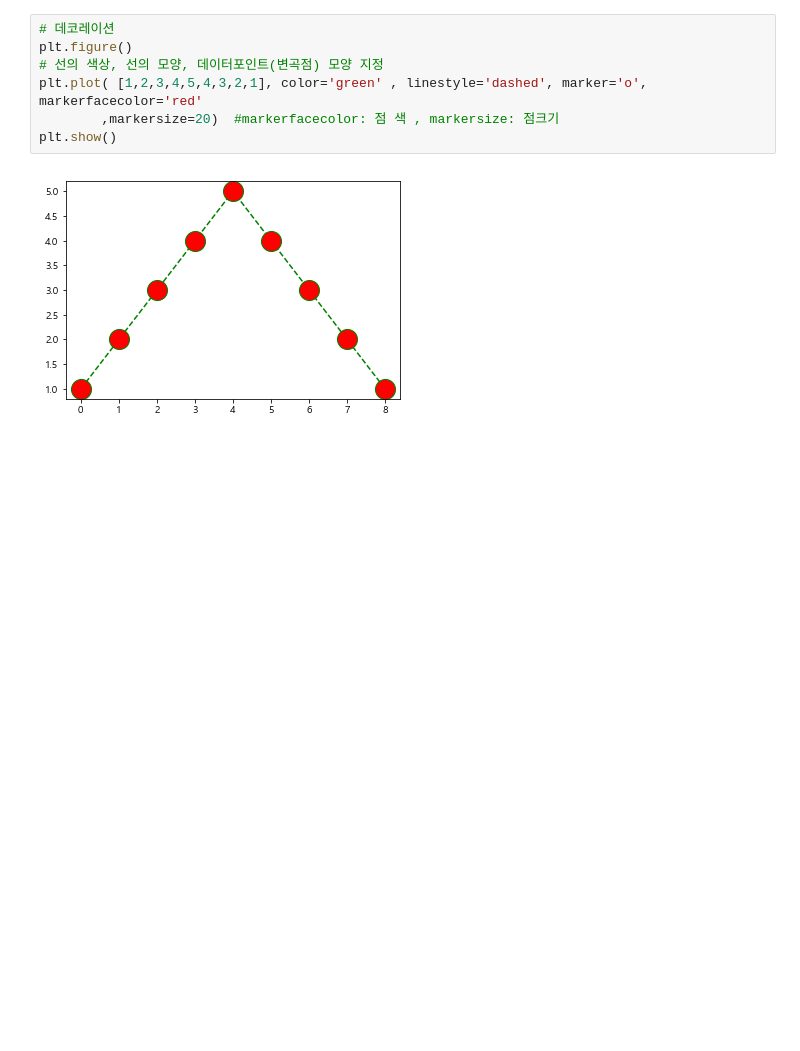
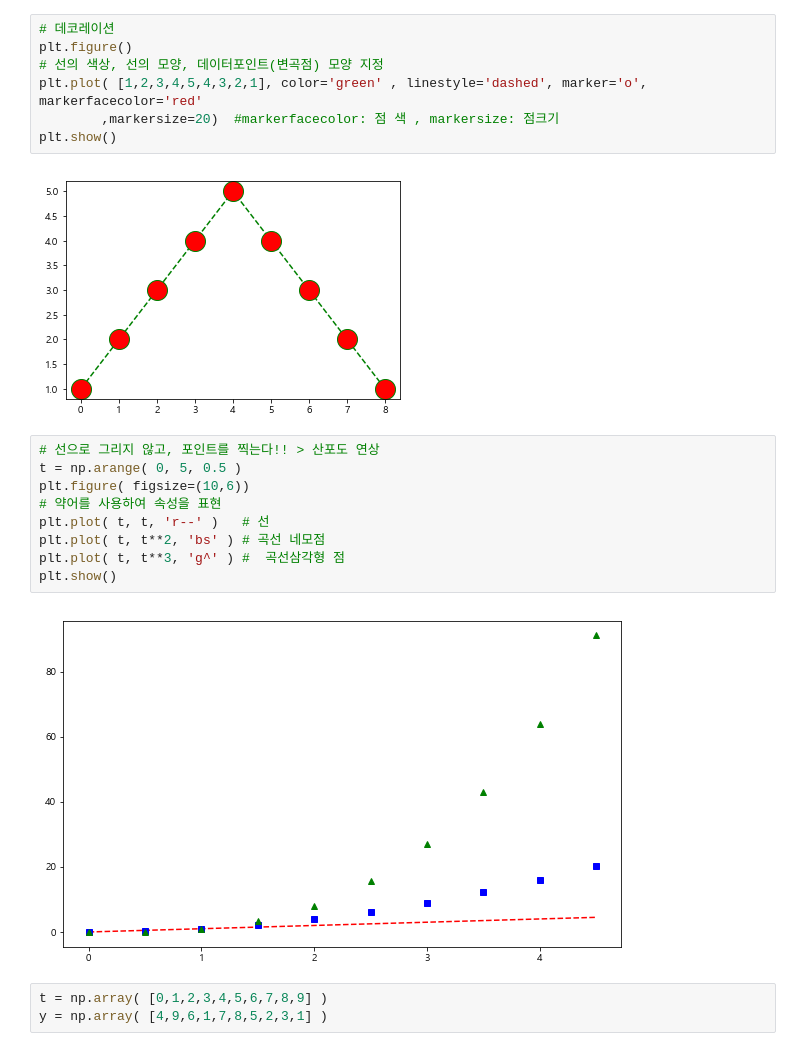
Before and after one commit to ParkKeunYoung/py_projects, a Jupyter notebook: analysis/pandas/basic/matplotlib_시각화기초.ipynb, the cells around one changed output. Saved outputs shown, nothing was run; the diff lists cells and outputs as text; blank space fills up the shorter version.

```diff
--- a/analysis/pandas/basic/matplotlib_시각화기초.ipynb
+++ b/analysis/pandas/basic/matplotlib_시각화기초.ipynb
@@ -120,3 +121,17 @@ plt.plot( [1,2,3,4,5,4,3,2,1], color='green' , linestyle='dashed', marker='o', m
 plt.show()
 # %% [output]
 [figure]
+# %%
+# 선으로 그리지 않고, 포인트를 찍는다!! > 산포도 연상
+t = np.arange( 0, 5, 0.5 )
+plt.figure( figsize=(10,6))
+# 약어를 사용하여 속성을 표현
+plt.plot( t, t, 'r--' )   # 선
+plt.plot( t, t**2, 'bs' ) # 곡선 네모점
+plt.plot( t, t**3, 'g^' ) #  곡선삼각형 점
+plt.show()
+# %% [output]
+[figure, added]
+# %%
+t = np.array( [0,1,2,3,4,5,6,7,8,9] )
+y = np.array( [4,9,6,1,7,8,5,2,3,1] )
```
Also changed, not shown: parts of 7 cells of this notebook, 27 other files.
